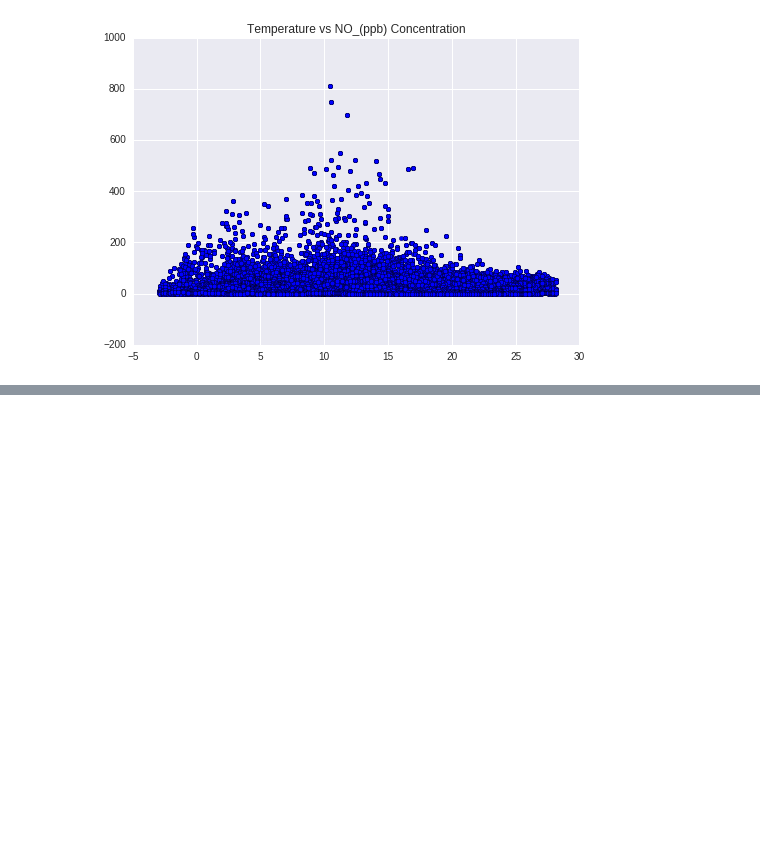
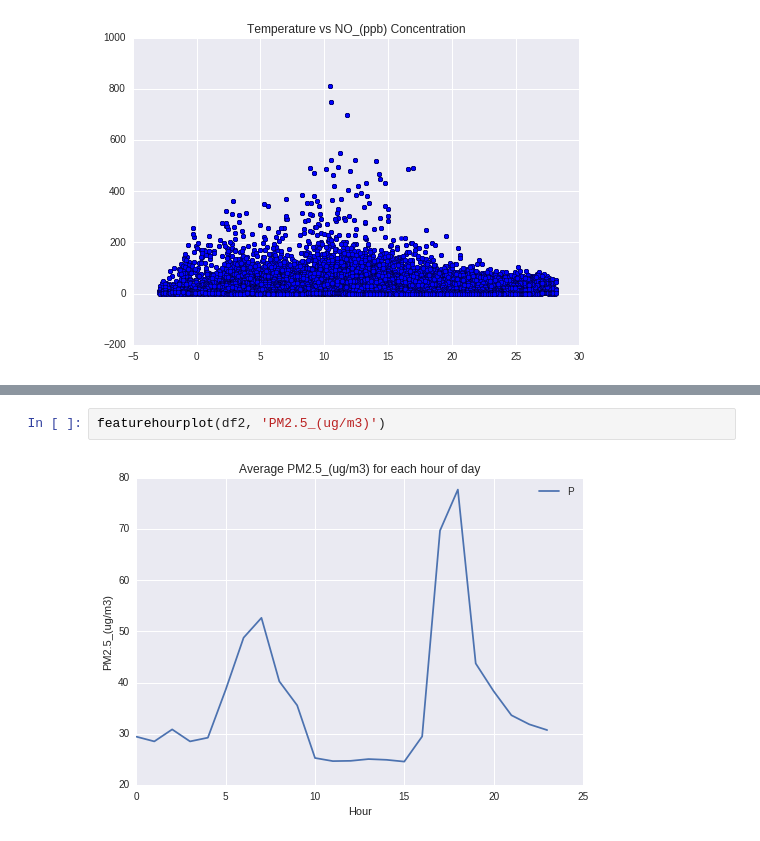
Before and after one commit to BrennaManning/DataScience2016FP, a Jupyter notebook: Beginnings.ipynb, the cells around one changed output, grey strips where cells are left out. Drawn from its saved outputs; the diff is of its cells as text; blank space fills up the shorter version.

```diff
--- a/Beginnings.ipynb
+++ b/Beginnings.ipynb
@@ -111,0 +246,4 @@ scatter_temp_particles(df2, 'NO_(ppb)')
+# %%
+featurehourplot(df2, 'PM2.5_(ug/m3)')
+# %% [output]
+[figure, added]
```
Also changed, not shown: parts of 10 cells of this notebook.
